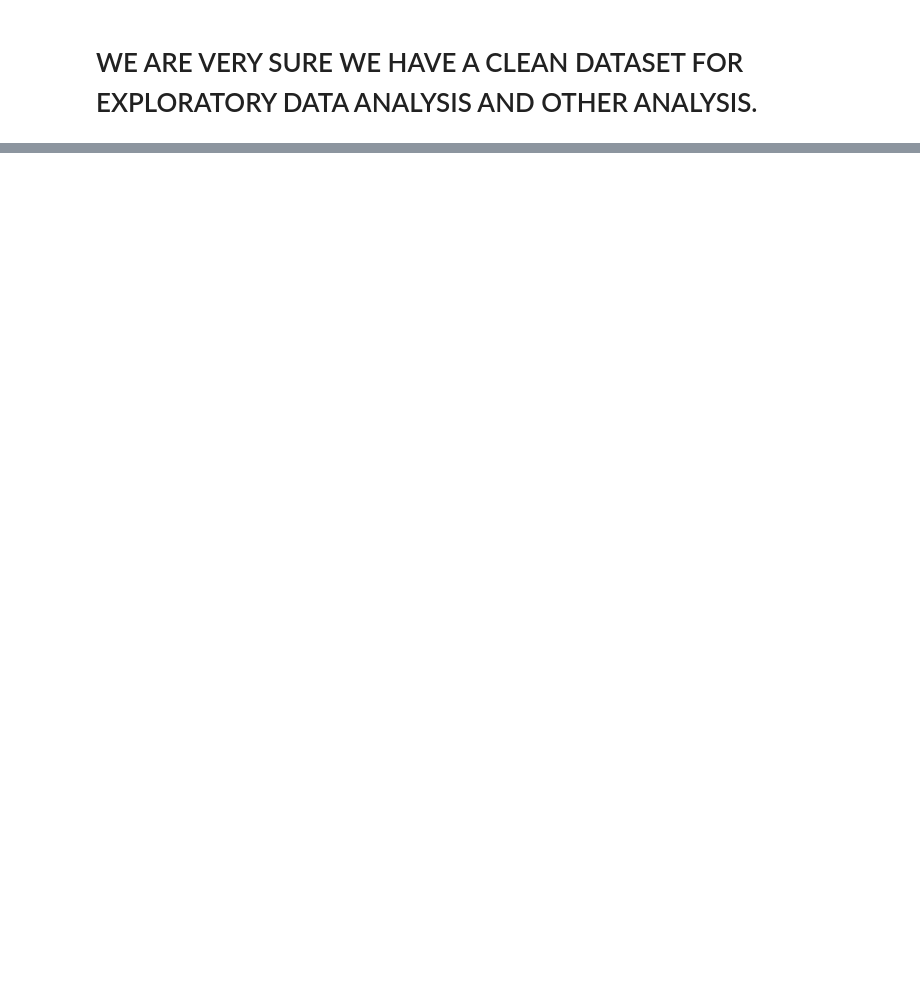
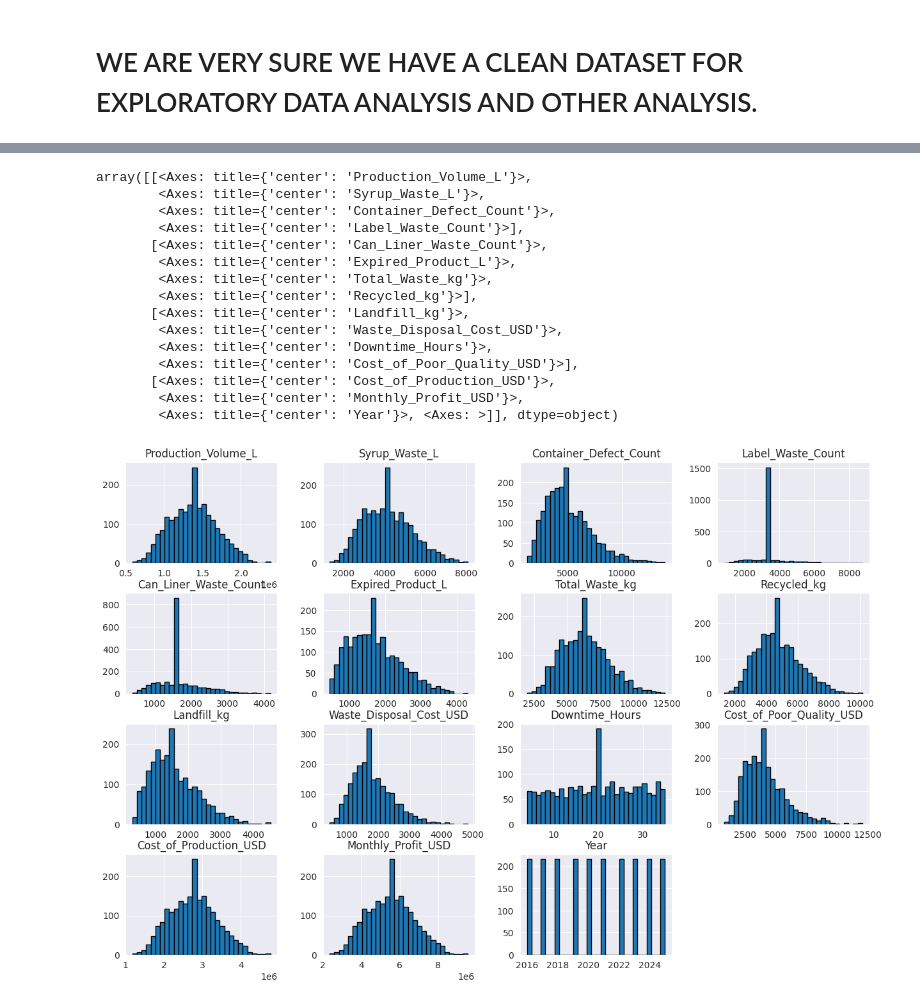
Before and after one commit to romeofopa/DA-Projects, a Jupyter notebook: Waste_Reduction_Operational_Efficiency_And_Predictive_Maintenance_In_Beverage_Company.ipynb, the cells around one changed output, grey strips where cells are left out. Saved outputs shown, nothing was run; the diff lists cells and outputs as text; code cells hidden in the pictures; blank space fills up the shorter version.

```diff
--- a/Waste_Reduction_Operational_Efficiency_And_Predictive_Maintenance_In_Beverage_Company.ipynb
+++ b/Waste_Reduction_Operational_Efficiency_And_Predictive_Maintenance_In_Beverage_Company.ipynb
@@ -500,0 +522,19 @@ data.describe().T
+# %%
+data.hist(bins=30, figsize=(15,10), edgecolor='black')
+# %% [output]
+array([[<Axes: title={'center': 'Production_Volume_L'}>,
+        <Axes: title={'center': 'Syrup_Waste_L'}>,
+        <Axes: title={'center': 'Container_Defect_Count'}>,
+        <Axes: title={'center': 'Label_Waste_Count'}>],
+       [<Axes: title={'center': 'Can_Liner_Waste_Count'}>,
+        <Axes: title={'center': 'Expired_Product_L'}>,
+        <Axes: title={'center': 'Total_Waste_kg'}>,
+        <Axes: title={'center': 'Recycled_kg'}>],
+       [<Axes: title={'center': 'Landfill_kg'}>,
+        <Axes: title={'center': 'Waste_Disposal_Cost_USD'}>,
+        <Axes: title={'center': 'Downtime_Hours'}>,
+        <Axes: title={'center': 'Cost_of_Poor_Quality_USD'}>],
+       [<Axes: title={'center': 'Cost_of_Production_USD'}>,
+        <Axes: title={'center': 'Monthly_Profit_USD'}>,
+        <Axes: title={'center': 'Year'}>, <Axes: >]], dtype=object)
+[figure, added]
```
Also changed, not shown: parts of 4 cells of this notebook.
